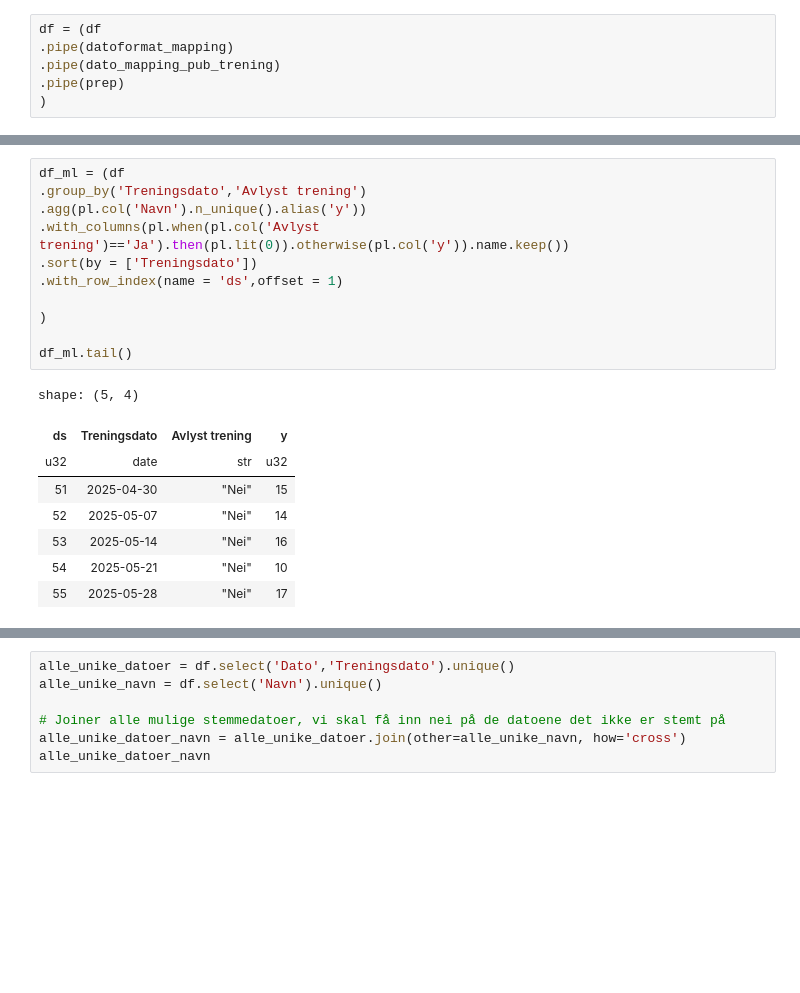
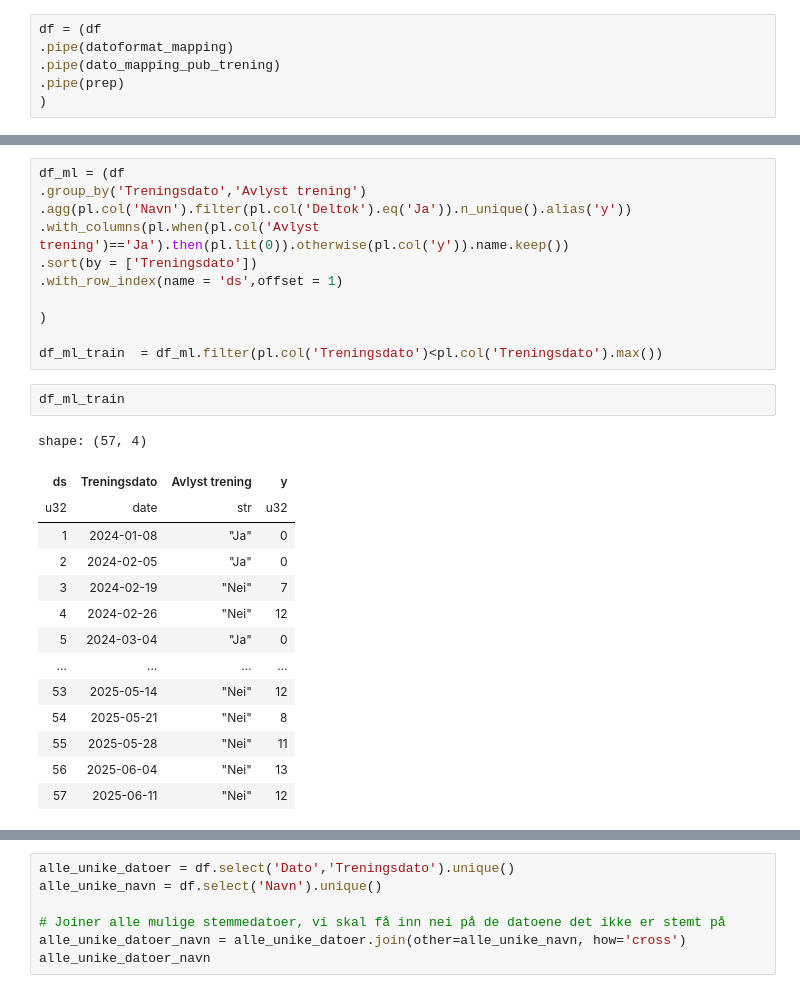
Before and after one commit to PolarsDude/treningsstatistikk-, a Jupyter notebook: test_fil.ipynb, the cells around one changed output, grey strips where cells are left out. Cells and saved outputs as stored; diff of their text form; blank space fills up the shorter version.

```diff
--- a/test_fil.ipynb
+++ b/test_fil.ipynb
@@ -41,23 +41,31 @@ shape: (5, 10)
 # %%
 df_ml = (df
 .group_by('Treningsdato','Avlyst trening')
-.agg(pl.col('Navn').n_unique().alias('y'))
+.agg(pl.col('Navn').filter(pl.col('Deltok').eq('Ja')).n_unique().alias('y'))
 .with_columns(pl.when(pl.col('Avlyst trening')=='Ja').then(pl.lit(0)).otherwise(pl.col('y')).name.keep())
 .sort(by = ['Treningsdato'])
 .with_row_index(name = 'ds',offset = 1)
 
 )
 
-df_ml.tail()
+df_ml_train  = df_ml.filter(pl.col('Treningsdato')<pl.col('Treningsdato').max())
-# %% [output]
-shape: (5, 4)
-| ds | Treningsdato | Avlyst trening | y |
-| u32 | date | str | u32 |
-| 51 | 2025-04-30 | "Nei" | 15 |
-| 52 | 2025-05-07 | "Nei" | 14 |
-| 53 | 2025-05-14 | "Nei" | 16 |
-| 54 | 2025-05-21 | "Nei" | 10 |
-| 55 | 2025-05-28 | "Nei" | 17 |
+# %%
+df_ml_train
+# %% [output]
+shape: (57, 4)
+| ds | Treningsdato | Avlyst trening | y |
+| u32 | date | str | u32 |
+| 1 | 2024-01-08 | "Ja" | 0 |
+| 2 | 2024-02-05 | "Ja" | 0 |
+| 3 | 2024-02-19 | "Nei" | 7 |
+| 4 | 2024-02-26 | "Nei" | 12 |
+| 5 | 2024-03-04 | "Ja" | 0 |
+| … | … | … | … |
+| 53 | 2025-05-14 | "Nei" | 12 |
+| 54 | 2025-05-21 | "Nei" | 8 |
+| 55 | 2025-05-28 | "Nei" | 11 |
+| 56 | 2025-06-04 | "Nei" | 13 |
+| 57 | 2025-06-11 | "Nei" | 12 |
 # %%
 from nixtla import NixtlaClient
 
```
Also changed, not shown: parts of 4 cells of this notebook, 3 other files.
